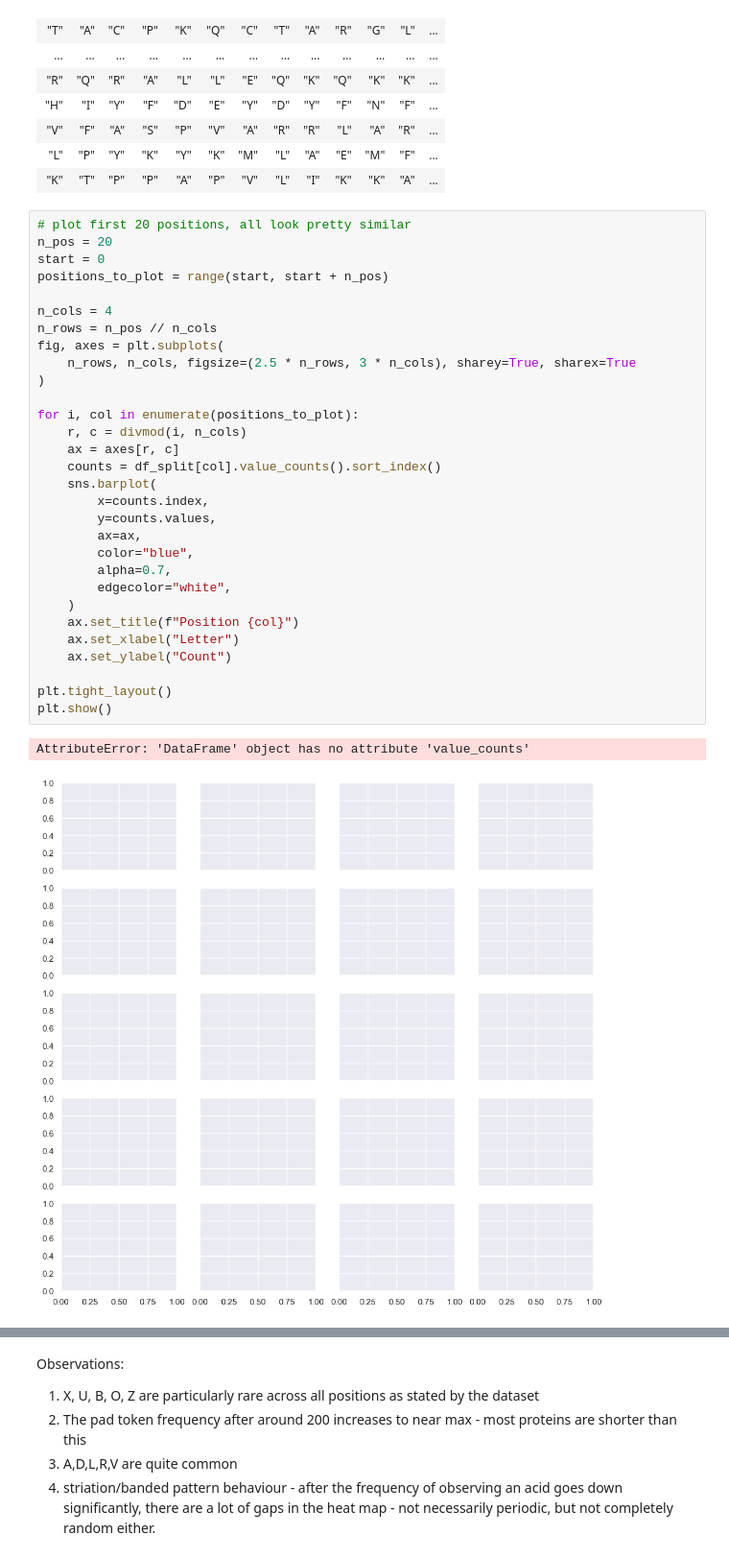
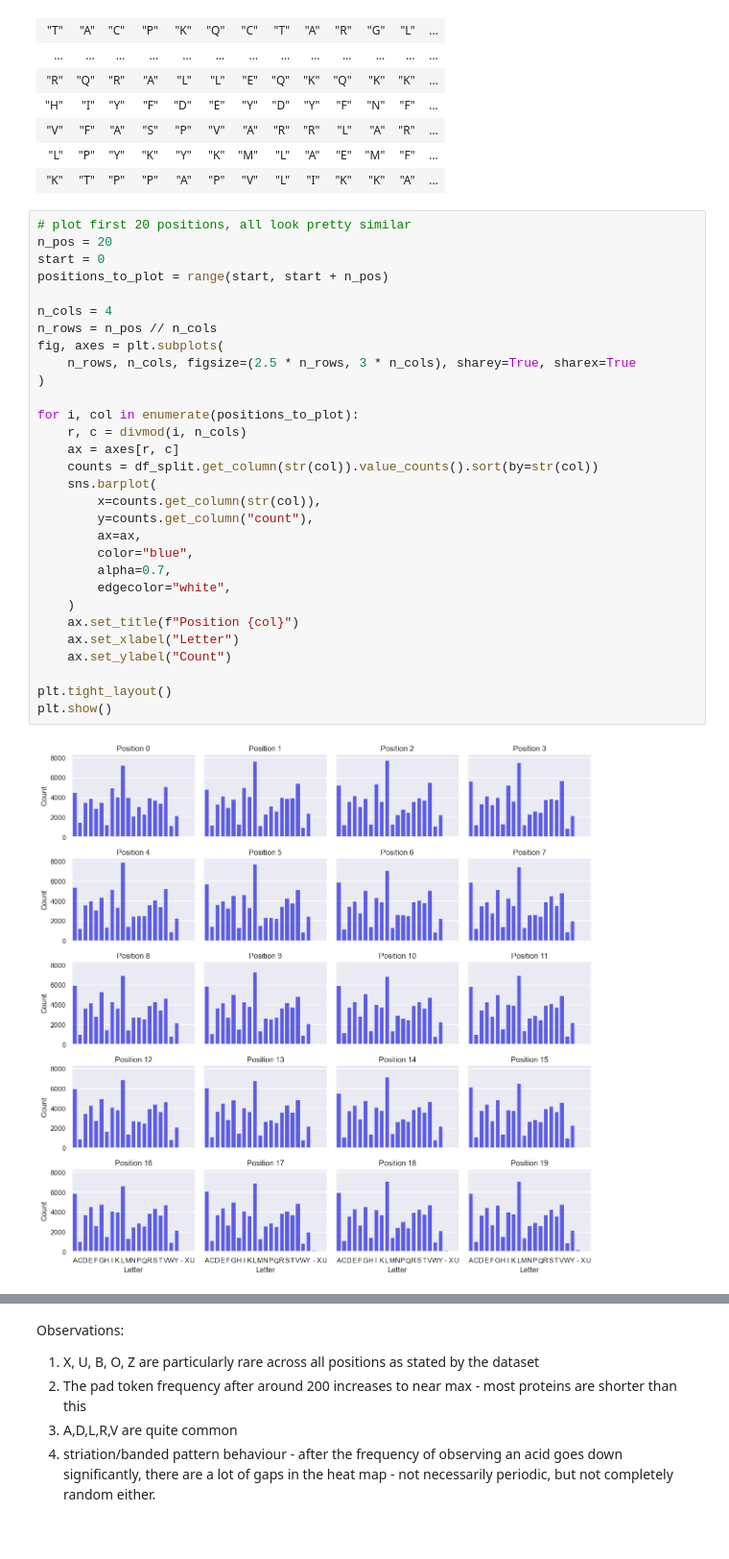
Before and after one commit to BrownianNotion/PFam-Annotation, a Jupyter notebook: eda.ipynb, the cells around one changed output, grey strips where cells are left out. Shown: that part at 96% size. Cells and saved outputs as stored; diff of their text form.

Commit message:
Add data process

```diff
--- a/eda.ipynb
+++ b/eda.ipynb
@@ -158,34 +158,33 @@ shape: (67_892, 2_037)
 # %%
 # plot first 20 positions, all look pretty similar
 n_pos = 20
 start = 0
 positions_to_plot = range(start, start + n_pos)
 
 n_cols = 4
 n_rows = n_pos // n_cols
 fig, axes = plt.subplots(
     n_rows, n_cols, figsize=(2.5 * n_rows, 3 * n_cols), sharey=True, sharex=True
 )
 
 for i, col in enumerate(positions_to_plot):
     r, c = divmod(i, n_cols)
     ax = axes[r, c]
-    counts = df_split[col].value_counts().sort_index()
+    counts = df_split.get_column(str(col)).value_counts().sort(by=str(col))
     sns.barplot(
-        x=counts.index,
-        y=counts.values,
+        x=counts.get_column(str(col)),
+        y=counts.get_column("count"),
         ax=ax,
         color="blue",
         alpha=0.7,
         edgecolor="white",
     )
     ax.set_title(f"Position {col}")
     ax.set_xlabel("Letter")
     ax.set_ylabel("Count")
 
 plt.tight_layout()
 plt.show()
 # %% [output]
-AttributeError: 'DataFrame' object has no attribute 'value_counts'
-[figure, old version]
+[figure, new version]
 # %%
```
Also changed, not shown: parts of 2 cells of this notebook, 2 other files.
